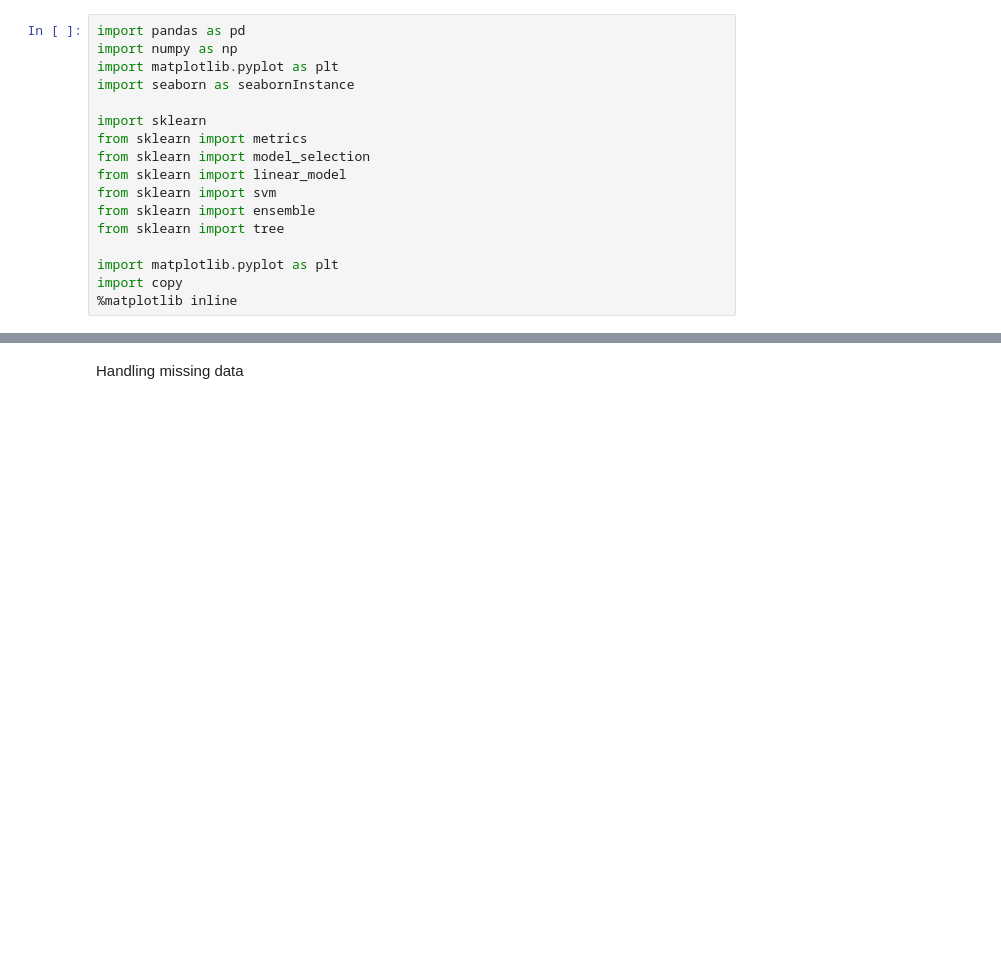
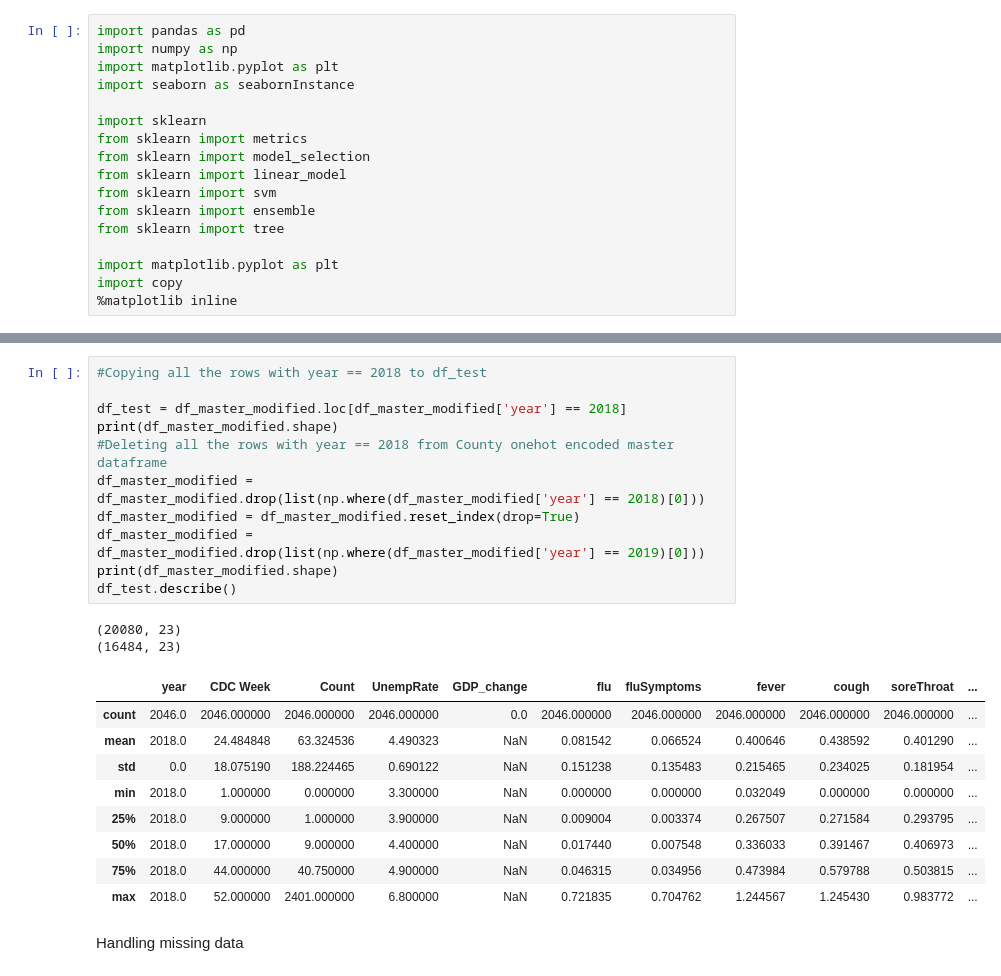
Before and after one commit to shivasanketh-rm/InfluenzaOutbreaks, a Jupyter notebook: IO_pred_model.ipynb, the cells around one changed output, grey strips where cells are left out. Drawn from its saved outputs; the diff is of its cells as text; blank space fills up the shorter version.

```diff
--- a/IO_pred_model.ipynb
+++ b/IO_pred_model.ipynb
@@ -75,3 +76,26 @@ See the caveats in the documentation: http://pandas.pydata.org/pandas-docs/stabl
+# %%
+#Copying all the rows with year == 2018 to df_test
+
+df_test = df_master_modified.loc[df_master_modified['year'] == 2018]
+print(df_master_modified.shape)
+#Deleting all the rows with year == 2018 from County onehot encoded master dataframe
+df_master_modified = df_master_modified.drop(list(np.where(df_master_modified['year'] == 2018)[0]))
+df_master_modified = df_master_modified.reset_index(drop=True)
+df_master_modified = df_master_modified.drop(list(np.where(df_master_modified['year'] == 2019)[0]))
+print(df_master_modified.shape)
+df_test.describe()
+# %% [output]
+(20080, 23)
+(16484, 23)
+|  | year | CDC Week | Count | UnempRate | GDP_change | flu | fluSymptoms | fever | cough | soreThroat | ... |
+| count | 2046.0 | 2046.000000 | 2046.000000 | 2046.000000 | 0.0 | 2046.000000 | 2046.000000 | 2046.000000 | 2046.000000 | 2046.000000 | ... |
+| mean | 2018.0 | 24.484848 | 63.324536 | 4.490323 | NaN | 0.081542 | 0.066524 | 0.400646 | 0.438592 | 0.401290 | ... |
+| std | 0.0 | 18.075190 | 188.224465 | 0.690122 | NaN | 0.151238 | 0.135483 | 0.215465 | 0.234025 | 0.181954 | ... |
+| min | 2018.0 | 1.000000 | 0.000000 | 3.300000 | NaN | 0.000000 | 0.000000 | 0.032049 | 0.000000 | 0.000000 | ... |
+| 25% | 2018.0 | 9.000000 | 1.000000 | 3.900000 | NaN | 0.009004 | 0.003374 | 0.267507 | 0.271584 | 0.293795 | ... |
+| 50% | 2018.0 | 17.000000 | 9.000000 | 4.400000 | NaN | 0.017440 | 0.007548 | 0.336033 | 0.391467 | 0.406973 | ... |
+| 75% | 2018.0 | 44.000000 | 40.750000 | 4.900000 | NaN | 0.046315 | 0.034956 | 0.473984 | 0.579788 | 0.503815 | ... |
+| max | 2018.0 | 52.000000 | 2401.000000 | 6.800000 | NaN | 0.721835 | 0.704762 | 1.244567 | 1.245430 | 0.983772 | ... |
 # %% [markdown]
 Handling missing data
 # %%
```
Also changed, not shown: parts of 26 cells of this notebook.
